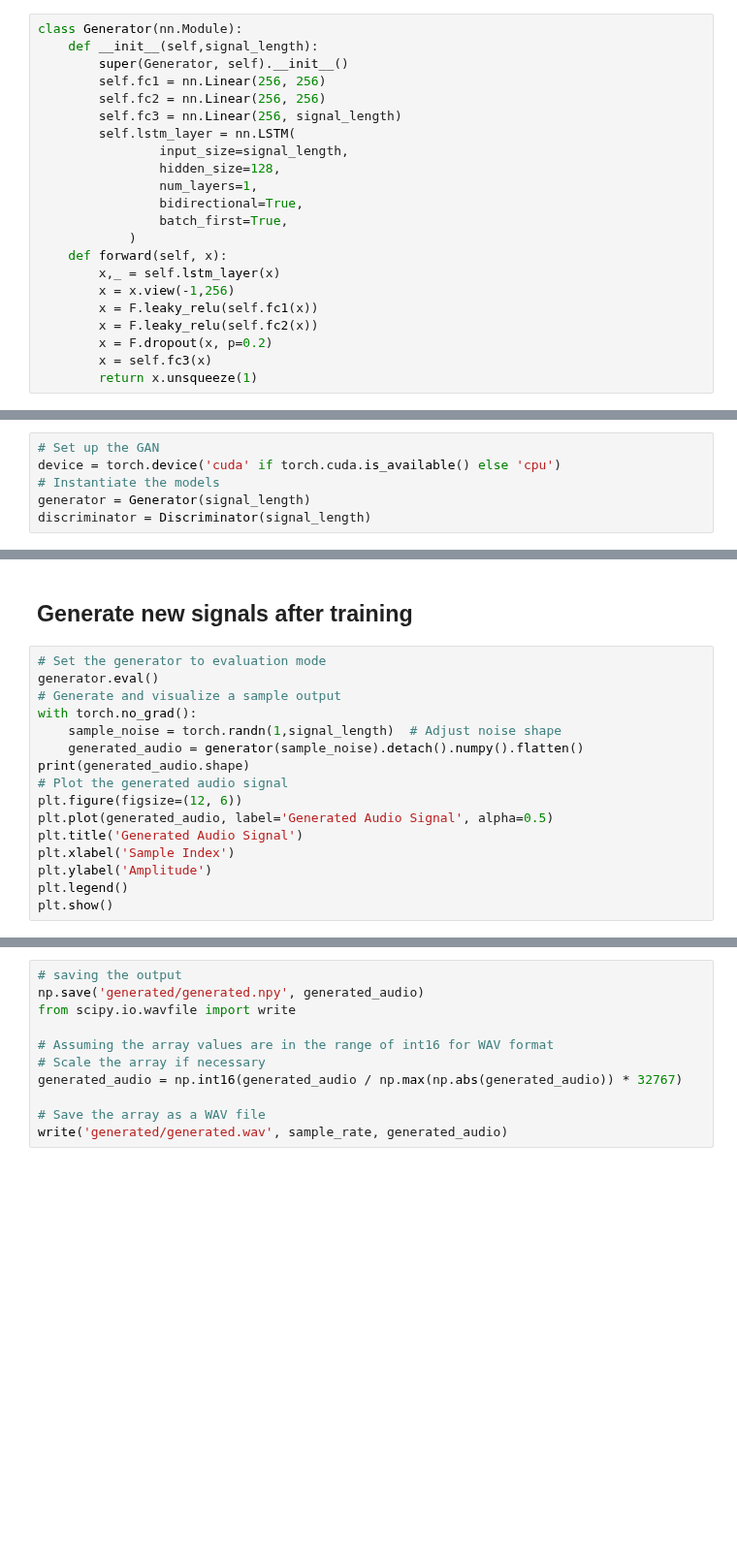
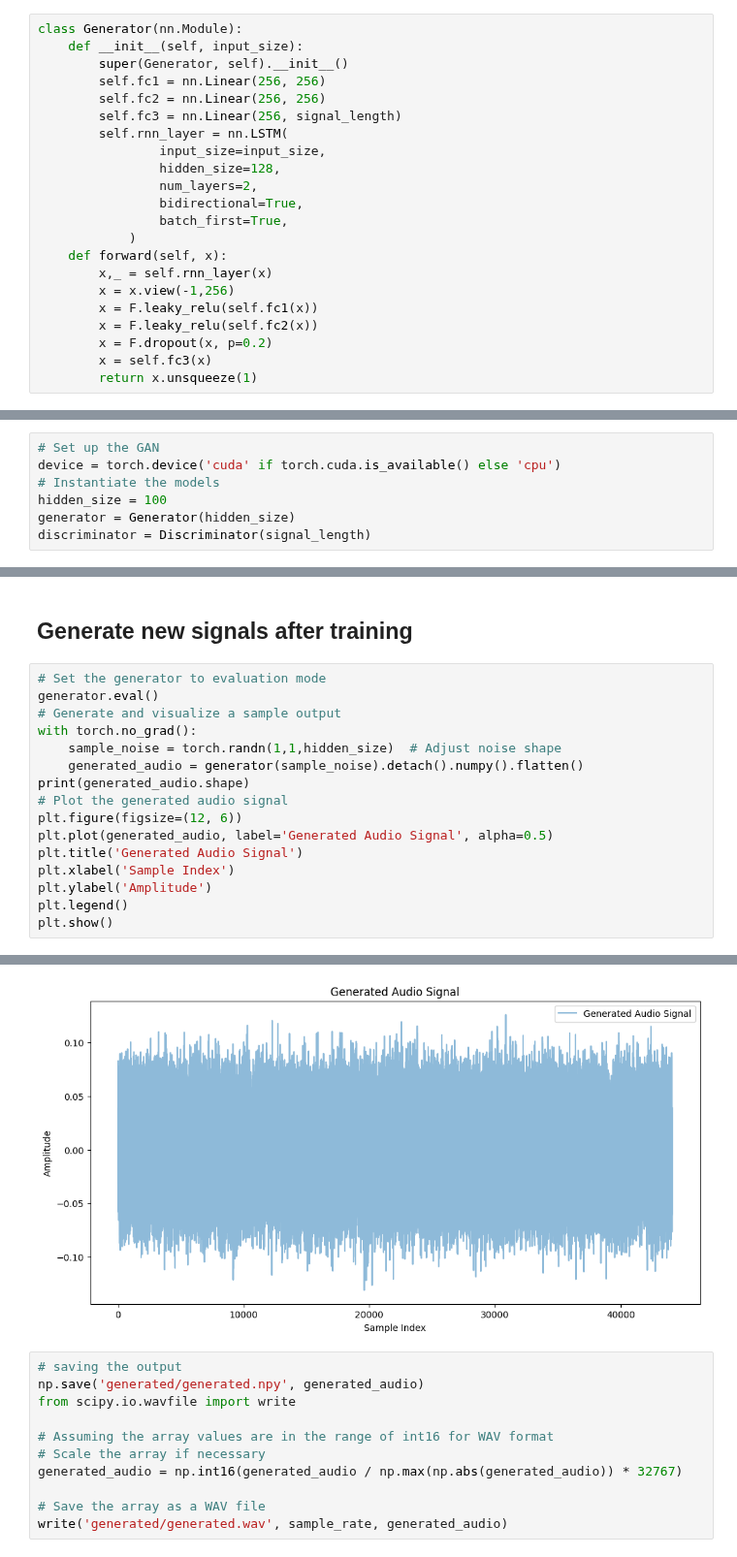
Before and after one commit to wajihullahbaig/AudioGAN, a Jupyter notebook: 1DSignalGAN-LSTM.ipynb, the cells around one changed output, grey strips where cells are left out. Shown at 97% size. Drawn from its saved outputs; the diff is of its cells as text; blank space fills up the shorter version.

Commit message:
bug fix for lstm

```diff
--- a/1DSignalGAN-LSTM.ipynb
+++ b/1DSignalGAN-LSTM.ipynb
@@ -23,20 +23,20 @@ signal_length = sample_rate * duration
 ## Define the Generator class
 # %%
 class Generator(nn.Module):
-    def __init__(self,signal_length):
+    def __init__(self, input_size):
         super(Generator, self).__init__()
         self.fc1 = nn.Linear(256, 256)
         self.fc2 = nn.Linear(256, 256)
         self.fc3 = nn.Linear(256, signal_length)
-        self.lstm_layer = nn.LSTM(
-                input_size=signal_length,
+        self.rnn_layer = nn.LSTM(
+                input_size=input_size,
                 hidden_size=128,
-                num_layers=1,
+                num_layers=2,
                 bidirectional=True,
                 batch_first=True,
             )
     def forward(self, x):
-        x,_ = self.lstm_layer(x)
+        x,_ = self.rnn_layer(x)
         x = x.view(-1,256)
         x = F.leaky_relu(self.fc1(x))
         x = F.leaky_relu(self.fc2(x))
@@ -110,7 +112,8 @@ print(len(dataset))
 # Set up the GAN
 device = torch.device('cuda' if torch.cuda.is_available() else 'cpu')
 # Instantiate the models
-generator = Generator(signal_length)
+hidden_size = 100
+generator = Generator(hidden_size)
 discriminator = Discriminator(signal_length)
 # %% [markdown]
 ## Define the loss function and optimizers
@@ -164,7 +171,7 @@ Epoch: 0, Generator Loss: 0.9865930080413818, Discriminator Loss: 1.214579224586
 generator.eval()
 # Generate and visualize a sample output
 with torch.no_grad():
-    sample_noise = torch.randn(1,signal_length)  # Adjust noise shape
+    sample_noise = torch.randn(1,1,hidden_size)  # Adjust noise shape
     generated_audio = generator(sample_noise).detach().numpy().flatten()
 print(generated_audio.shape)
 # Plot the generated audio signal
@@ -175,3 +182,4 @@ plt.xlabel('Sample Index')
 plt.ylabel('Amplitude')
 plt.legend()
 plt.show()
+# %% [output]
@@ -178,3 +187,4 @@ plt.show()
+[figure, added]
 # %%
 # saving the output
 np.save('generated/generated.npy', generated_audio)
```
Also changed, not shown: parts of 3 cells of this notebook.
